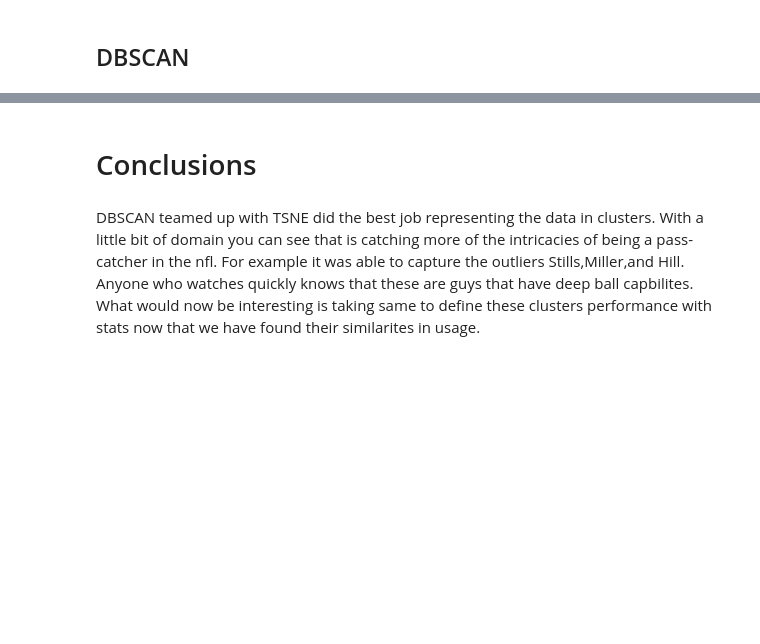
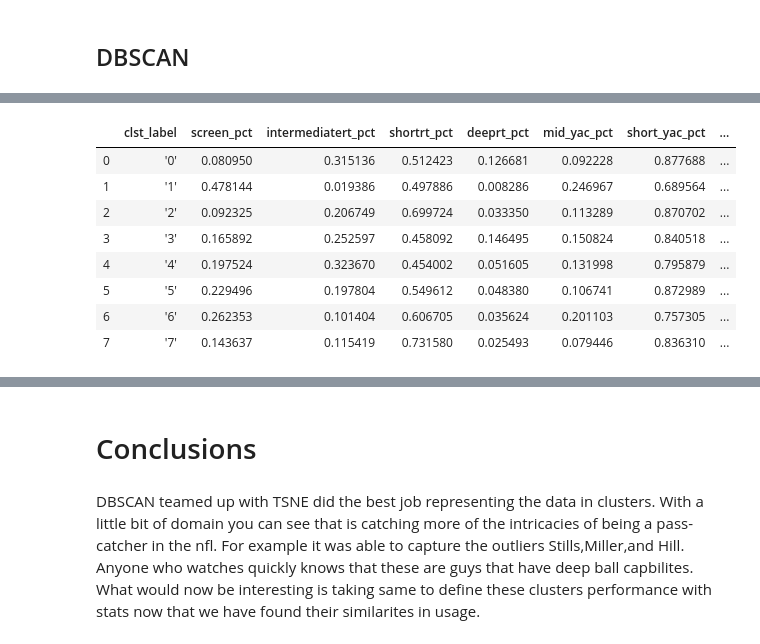
Before and after one commit to KwasiArhin/NflClusterAnalysis, a Jupyter notebook: NFL _Dimension_Reduction_Clustering.ipynb, the cells around one changed output, grey strips where cells are left out. Drawn from its saved outputs; the diff is of its cells as text; code cells hidden in the pictures; blank space fills up the shorter version.

```diff
--- a/NFL _Dimension_Reduction_Clustering.ipynb
+++ b/NFL _Dimension_Reduction_Clustering.ipynb
@@ -295,0 +319,3 @@ px.scatter(wr_tsne, "x1", "x2", hover_name=wr_tsne.index, color="clst_label")
+# %%
+drop_cols = ["x1", "x2"]
+wr_cluster = wr_cluster.drop(drop_cols, axis=1)
@@ -295,0 +324,4 @@ px.scatter(wr_tsne, "x1", "x2", hover_name=wr_tsne.index, color="clst_label")
+# %%
+# Take mean by group by cluster label
+# why?because i want to look the charateristics
+mean_wr = wr_cluster.groupby("clst_label").mean()
@@ -295,0 +330,13 @@ px.scatter(wr_tsne, "x1", "x2", hover_name=wr_tsne.index, color="clst_label")
+# %%
+mean_wr = mean_wr[
+    [
+        "screen_pct",
+        "intermediatert_pct",
+        "shortrt_pct",
+        "deeprt_pct",
+        "mid_yac_pct",
+        "short_yac_pct",
+        "explosive_yac_pct",
+        "deepshots_mean",
+    ]
+]
@@ -295,0 +345,2 @@ px.scatter(wr_tsne, "x1", "x2", hover_name=wr_tsne.index, color="clst_label")
+# %%
+mean_wr.reset_index(inplace=True)
@@ -295,0 +363,12 @@ px.scatter(wr_tsne, "x1", "x2", hover_name=wr_tsne.index, color="clst_label")
+# %%
+mean_wr
+# %% [output]
+|  | clst_label | screen_pct | intermediatert_pct | shortrt_pct | deeprt_pct | mid_yac_pct | short_yac_pct | ... |
+| 0 | '0' | 0.080950 | 0.315136 | 0.512423 | 0.126681 | 0.092228 | 0.877688 | ... |
+| 1 | '1' | 0.478144 | 0.019386 | 0.497886 | 0.008286 | 0.246967 | 0.689564 | ... |
+| 2 | '2' | 0.092325 | 0.206749 | 0.699724 | 0.033350 | 0.113289 | 0.870702 | ... |
+| 3 | '3' | 0.165892 | 0.252597 | 0.458092 | 0.146495 | 0.150824 | 0.840518 | ... |
+| 4 | '4' | 0.197524 | 0.323670 | 0.454002 | 0.051605 | 0.131998 | 0.795879 | ... |
+| 5 | '5' | 0.229496 | 0.197804 | 0.549612 | 0.048380 | 0.106741 | 0.872989 | ... |
+| 6 | '6' | 0.262353 | 0.101404 | 0.606705 | 0.035624 | 0.201103 | 0.757305 | ... |
+| 7 | '7' | 0.143637 | 0.115419 | 0.731580 | 0.025493 | 0.079446 | 0.836310 | ... |
```
Also changed, not shown: parts of 23 cells of this notebook.
